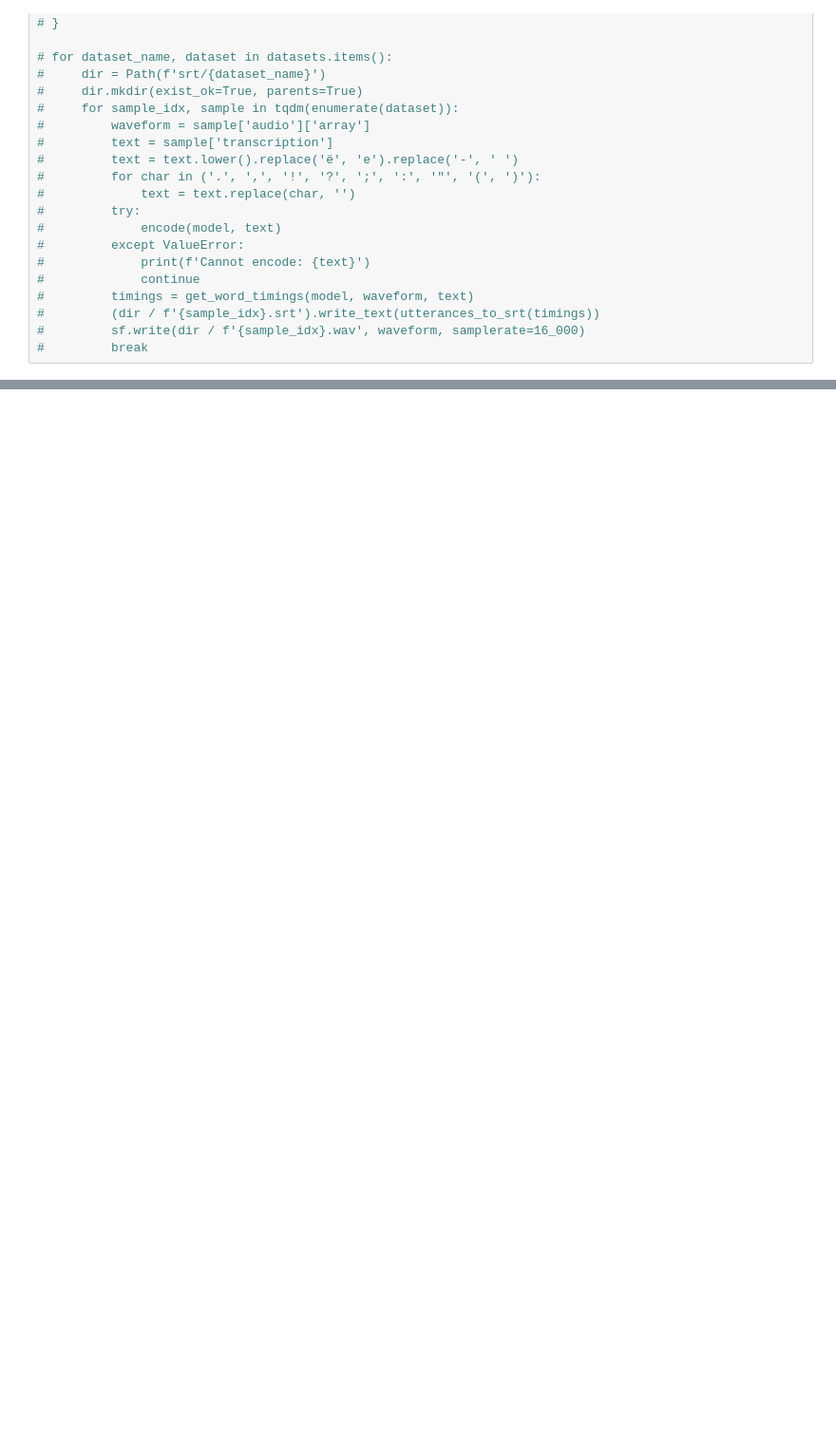
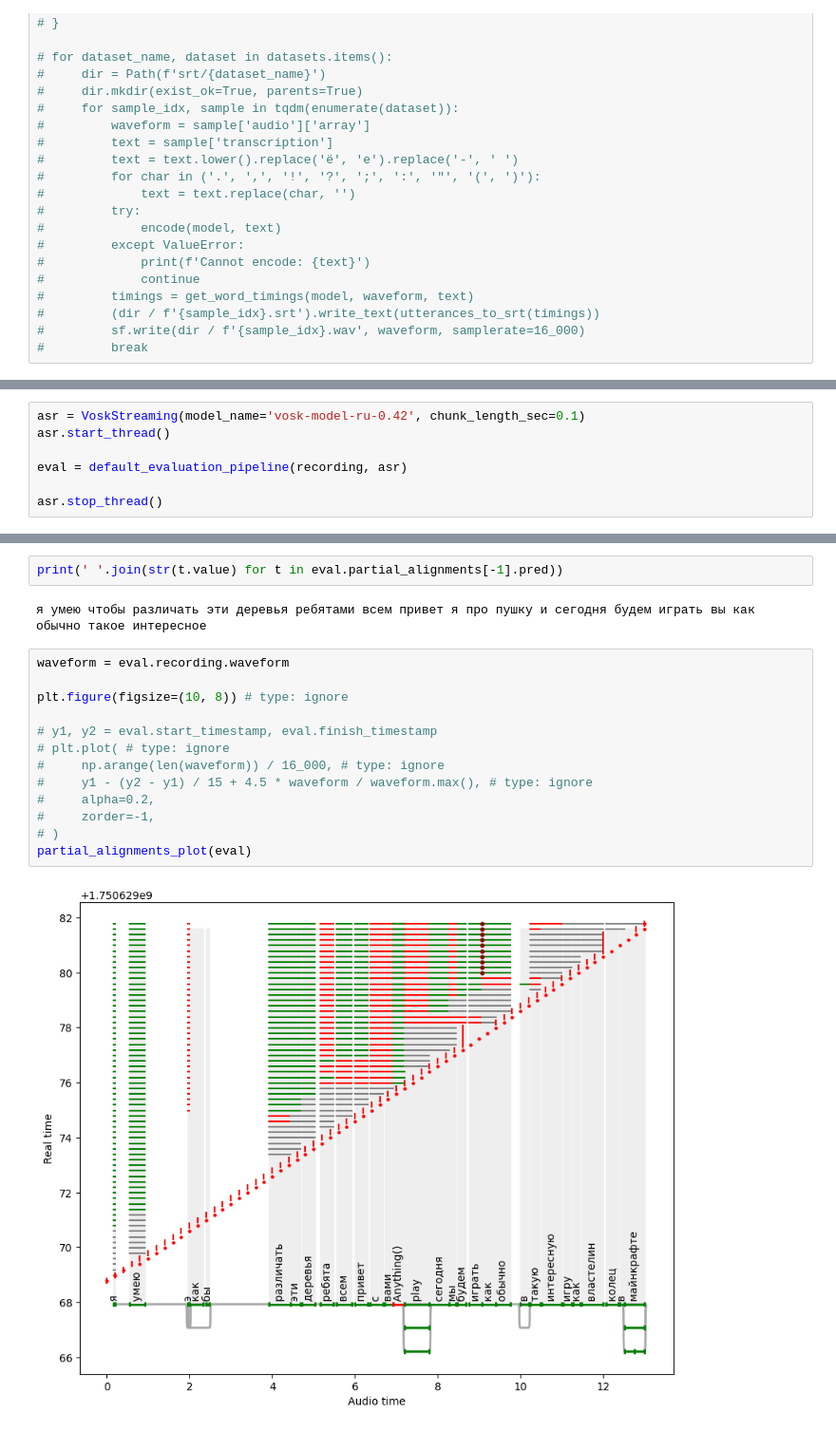
Before and after one commit to SibNN/asr_eval, a Jupyter notebook: notebooks/GigaAM timings.ipynb, the cells around one changed output, grey strips where cells are left out. Shown: that part at 95% size. Drawn from its saved outputs; the diff is of its cells as text; blank space fills up the shorter version.

```diff
--- a/notebooks/GigaAM timings.ipynb
+++ b/notebooks/GigaAM timings.ipynb
@@ -163,0 +154,7 @@ def align_partial(
+# %%
+asr = VoskStreaming(model_name='vosk-model-ru-0.42', chunk_length_sec=0.1)
+asr.start_thread()
+
+eval = default_evaluation_pipeline(recording, asr)
+
+asr.stop_thread()
@@ -163,0 +178,19 @@ def align_partial(
+# %%
+print(' '.join(str(t.value) for t in eval.partial_alignments[-1].pred))
+# %% [output]
+я умею чтобы различать эти деревья ребятами всем привет я про пушку и сегодня будем играть вы как обычно такое интересное
+# %%
+waveform = eval.recording.waveform
+
+plt.figure(figsize=(10, 8)) # type: ignore
+
+# y1, y2 = eval.start_timestamp, eval.finish_timestamp
+# plt.plot( # type: ignore
+#     np.arange(len(waveform)) / 16_000, # type: ignore
+#     y1 - (y2 - y1) / 15 + 4.5 * waveform / waveform.max(), # type: ignore
+#     alpha=0.2,
+#     zorder=-1,
+# )
+partial_alignments_plot(eval)
+# %% [output]
+[figure, added]
```
Also changed, not shown: parts of 8 cells of this notebook, 4 other files.
